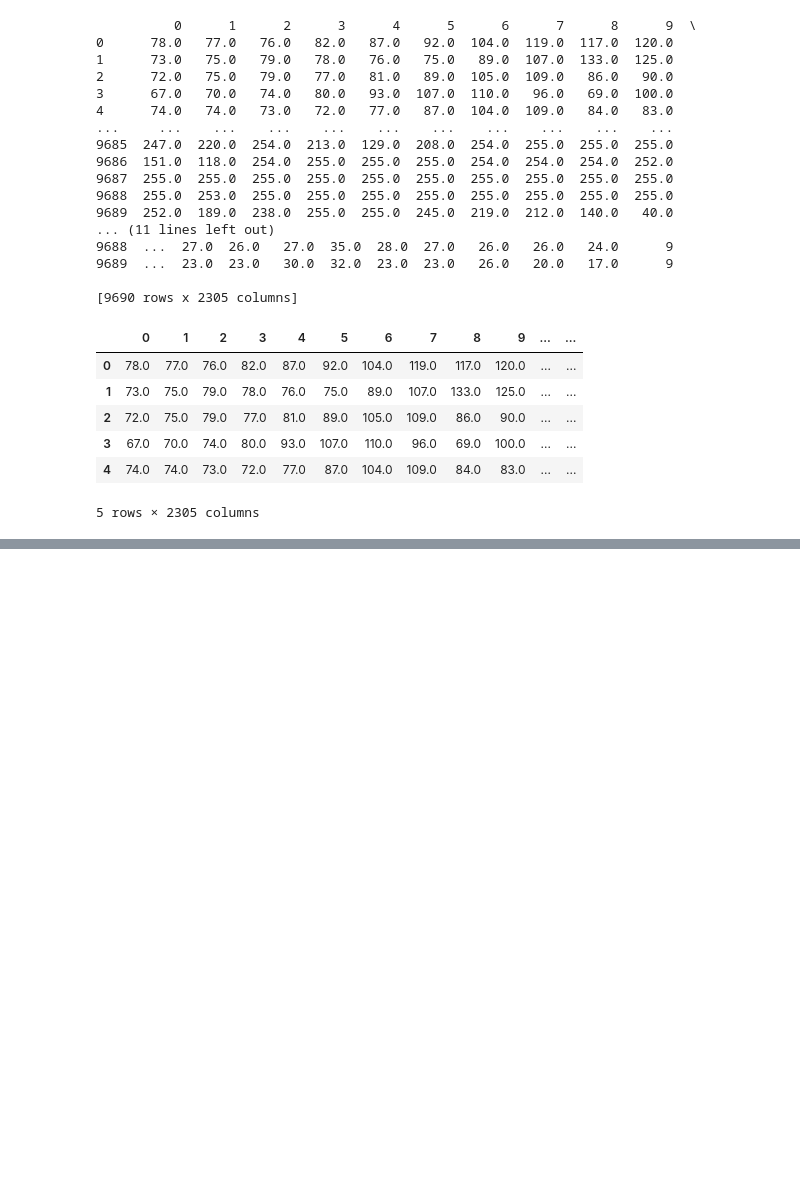
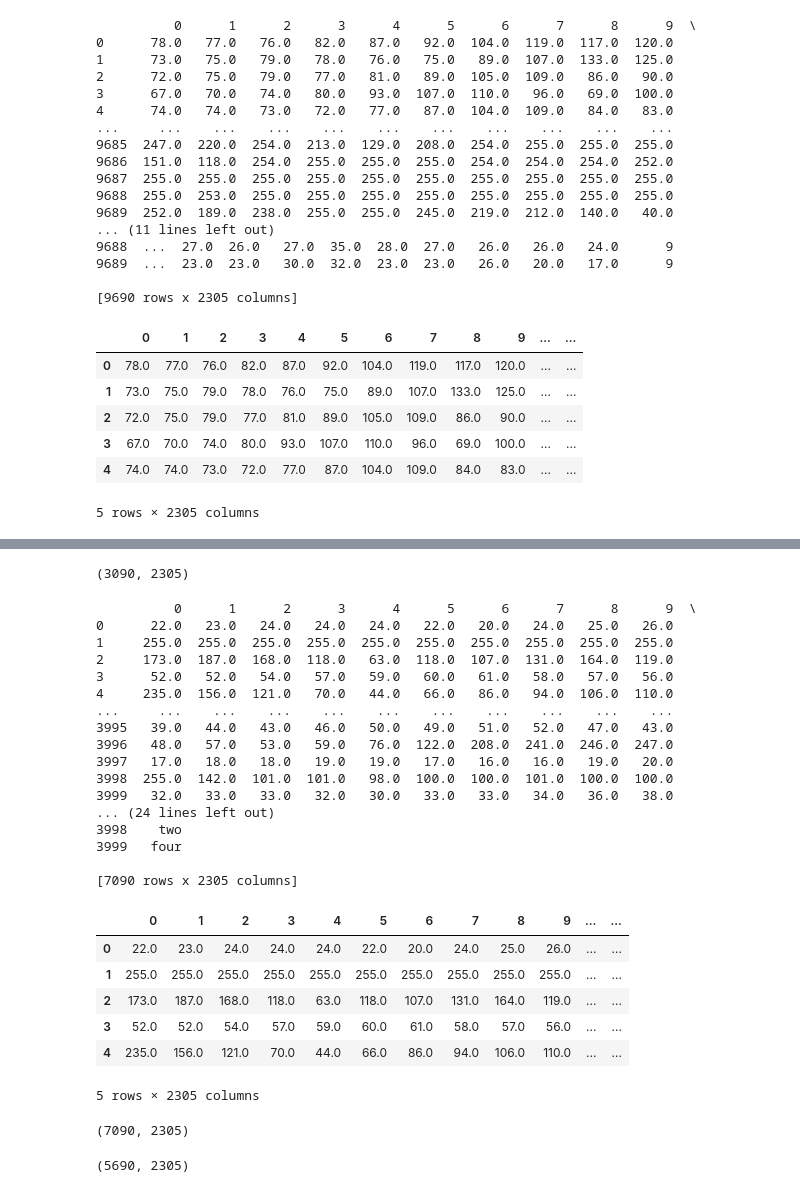
Before and after one commit to RachPatel/DMML_CW2_Group_20, a Jupyter notebook: Datasets_for_CW2.ipynb, the cells around one changed output, grey strips where cells are left out. Saved outputs shown, nothing was run; the diff lists cells and outputs as text; code cells hidden in the pictures; blank space fills up the shorter version.

Commit message:
Dataset Generation

```diff
--- a/Datasets_for_CW2.ipynb
+++ b/Datasets_for_CW2.ipynb
@@ -96,0 +179,3 @@ XYraw_ran.to_csv('For_10_Fold_Cross_Validation.csv', index = False)
+# %%
+#read the Cross validation file
+Xran = pd.read_csv ('For_10_Fold_Cross_Validation.csv')
@@ -96,0 +203,4 @@ XYraw_ran.to_csv('For_10_Fold_Cross_Validation.csv', index = False)
+# %%
+X4000 = Xran[:-5690]
+X4000.shape
+print(X4000)
@@ -96,0 +268,36 @@ XYraw_ran.to_csv('For_10_Fold_Cross_Validation.csv', index = False)
+# %%
+Xtestran = pd.read_csv ('Test_Dataset.csv')
+Xtestran.shape
+# %% [output]
+(3090, 2305)
+# %%
+#join the two such that Y is the last column
+Test4000 = pd.concat([Xtestran,X4000], axis=0)
+#check the concatination
+print(Test4000)
+Test4000.head()
+# %% [output]
+          0      1      2      3      4      5      6      7      8      9  \
+0      22.0   23.0   24.0   24.0   24.0   22.0   20.0   24.0   25.0   26.0
+1     255.0  255.0  255.0  255.0  255.0  255.0  255.0  255.0  255.0  255.0
+2     173.0  187.0  168.0  118.0   63.0  118.0  107.0  131.0  164.0  119.0
+3      52.0   52.0   54.0   57.0   59.0   60.0   61.0   58.0   57.0   56.0
+4     235.0  156.0  121.0   70.0   44.0   66.0   86.0   94.0  106.0  110.0
+...     ...    ...    ...    ...    ...    ...    ...    ...    ...    ...
+3995   39.0   44.0   43.0   46.0   50.0   49.0   51.0   52.0   47.0   43.0
+3996   48.0   57.0   53.0   59.0   76.0  122.0  208.0  241.0  246.0  247.0
+3997   17.0   18.0   18.0   19.0   19.0   17.0   16.0   16.0   19.0   20.0
+3998  255.0  142.0  101.0  101.0   98.0  100.0  100.0  101.0  100.0  100.0
+3999   32.0   33.0   33.0   32.0   30.0   33.0   33.0   34.0   36.0   38.0
+... (24 lines left out)
+3998    two
+3999   four
+
+[7090 rows x 2305 columns]
+|  | 0 | 1 | 2 | 3 | 4 | 5 | 6 | 7 | 8 | 9 | ... | ... |
+| 0 | 22.0 | 23.0 | 24.0 | 24.0 | 24.0 | 22.0 | 20.0 | 24.0 | 25.0 | 26.0 | ... | ... |
+| 1 | 255.0 | 255.0 | 255.0 | 255.0 | 255.0 | 255.0 | 255.0 | 255.0 | 255.0 | 255.0 | ... | ... |
+| 2 | 173.0 | 187.0 | 168.0 | 118.0 | 63.0 | 118.0 | 107.0 | 131.0 | 164.0 | 119.0 | ... | ... |
+| 3 | 52.0 | 52.0 | 54.0 | 57.0 | 59.0 | 60.0 | 61.0 | 58.0 | 57.0 | 56.0 | ... | ... |
+| 4 | 235.0 | 156.0 | 121.0 | 70.0 | 44.0 | 66.0 | 86.0 | 94.0 | 106.0 | 110.0 | ... | ... |
+5 rows × 2305 columns
@@ -96,0 +310,12 @@ XYraw_ran.to_csv('For_10_Fold_Cross_Validation.csv', index = False)
+# %%
+#confirm the dataset dimensions
+A = pd.read_csv ('Test_Dataset_4000.csv')
+A.shape
+# %% [output]
+(7090, 2305)
+# %%
+#confirm the dataset dimensions
+B = pd.read_csv ('Train_Dataset_4000.csv')
+B.shape
+# %% [output]
+(5690, 2305)
```
Also changed, not shown: parts of 23 cells of this notebook.
